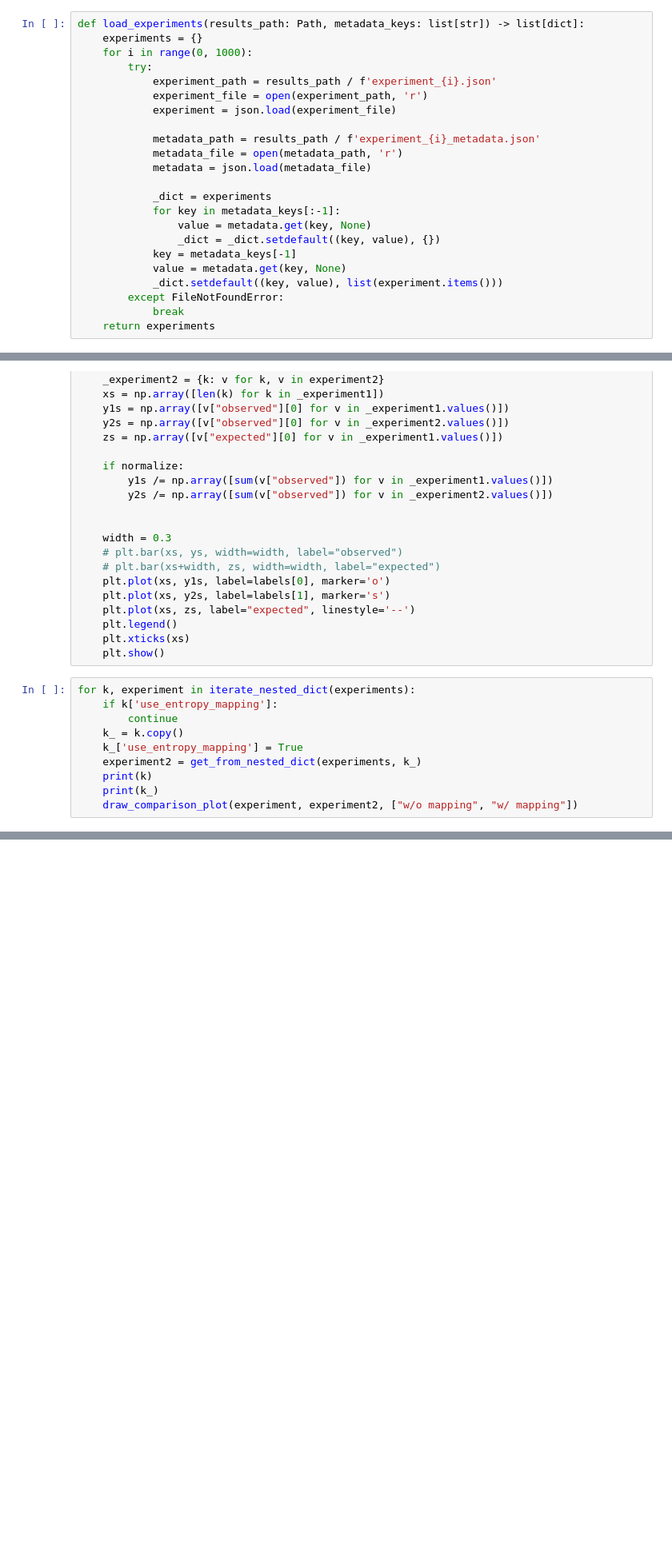
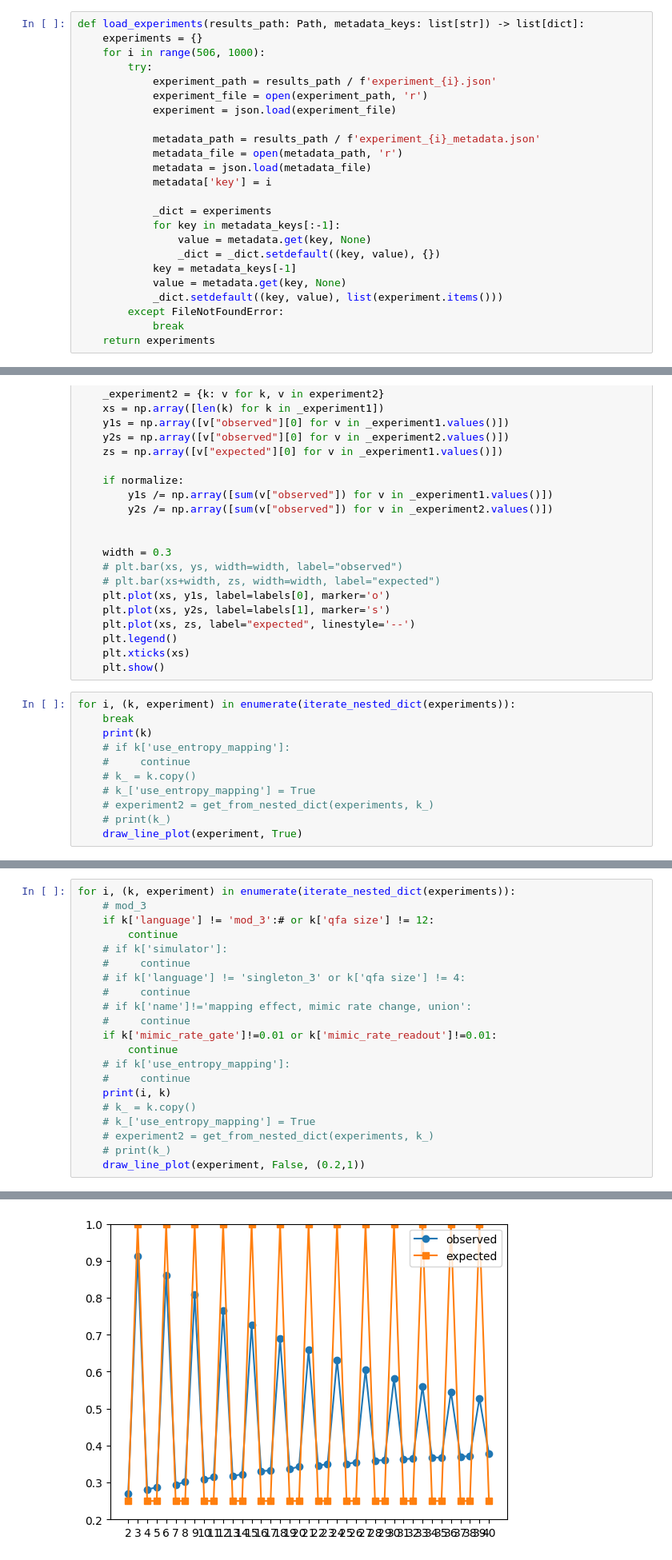
Before and after one commit to sybaik1/qfa-toolkit, a Jupyter notebook: benchmark/notebooks/figures/plot.ipynb, the cells around one changed output, grey strips where cells are left out. Shown at 80% size. Cells and saved outputs as stored; diff of their text form; blank space fills up the shorter version.

Commit message:
experiments update

```diff
--- a/benchmark/notebooks/figures/plot.ipynb
+++ b/benchmark/notebooks/figures/plot.ipynb
@@ -7,7 +8,7 @@ from matplotlib import pyplot as plt
 # %%
 def load_experiments(results_path: Path, metadata_keys: list[str]) -> list[dict]:
     experiments = {}
-    for i in range(0, 1000):
+    for i in range(506, 1000):
         try:
             experiment_path = results_path / f'experiment_{i}.json'
             experiment_file = open(experiment_path, 'r')
@@ -16,6 +17,7 @@ def load_experiments(results_path: Path, metadata_keys: list[str]) -> list[dict]
             metadata_path = results_path / f'experiment_{i}_metadata.json'
             metadata_file = open(metadata_path, 'r')
             metadata = json.load(metadata_file)
+            metadata['key'] = i
 
             _dict = experiments
             for key in metadata_keys[:-1]:
@@ -108,12 +166,13 @@ def draw_comparison_plot(
     plt.xticks(xs)
     plt.show()
 # %%
-for k, experiment in iterate_nested_dict(experiments):
-    if k['use_entropy_mapping']:
-        continue
-    k_ = k.copy()
-    k_['use_entropy_mapping'] = True
-    experiment2 = get_from_nested_dict(experiments, k_)
+for i, (k, experiment) in enumerate(iterate_nested_dict(experiments)):
+    break
     print(k)
-    print(k_)
-    draw_comparison_plot(experiment, experiment2, ["w/o mapping", "w/ mapping"])
+    # if k['use_entropy_mapping']:
+    #     continue
+    # k_ = k.copy()
+    # k_['use_entropy_mapping'] = True
+    # experiment2 = get_from_nested_dict(experiments, k_)
+    # print(k_)
+    draw_line_plot(experiment, True)
@@ -139,0 +179,22 @@ for k, experiment in iterate_nested_dict(experiments):
+# %%
+for i, (k, experiment) in enumerate(iterate_nested_dict(experiments)):
+    # mod_3
+    if k['language'] != 'mod_3':# or k['qfa size'] != 12:
+        continue
+    # if k['simulator']:
+    #     continue
+    # if k['language'] != 'singleton_3' or k['qfa size'] != 4:
+    #     continue
+    # if k['name']!='mapping effect, mimic rate change, union':
+    #     continue
+    if k['mimic_rate_gate']!=0.01 or k['mimic_rate_readout']!=0.01:
+        continue
+    # if k['use_entropy_mapping']:
+    #     continue
+    print(i, k)
+    # k_ = k.copy()
+    # k_['use_entropy_mapping'] = True
+    # experiment2 = get_from_nested_dict(experiments, k_)
+    # print(k_)
+    draw_line_plot(experiment, False, (0.2,1))
+# %% [output]
@@ -139,0 +204 @@ for k, experiment in iterate_nested_dict(experiments):
+[figure, added]
```
Also changed, not shown: parts of 7 cells of this notebook, 55 other files.
